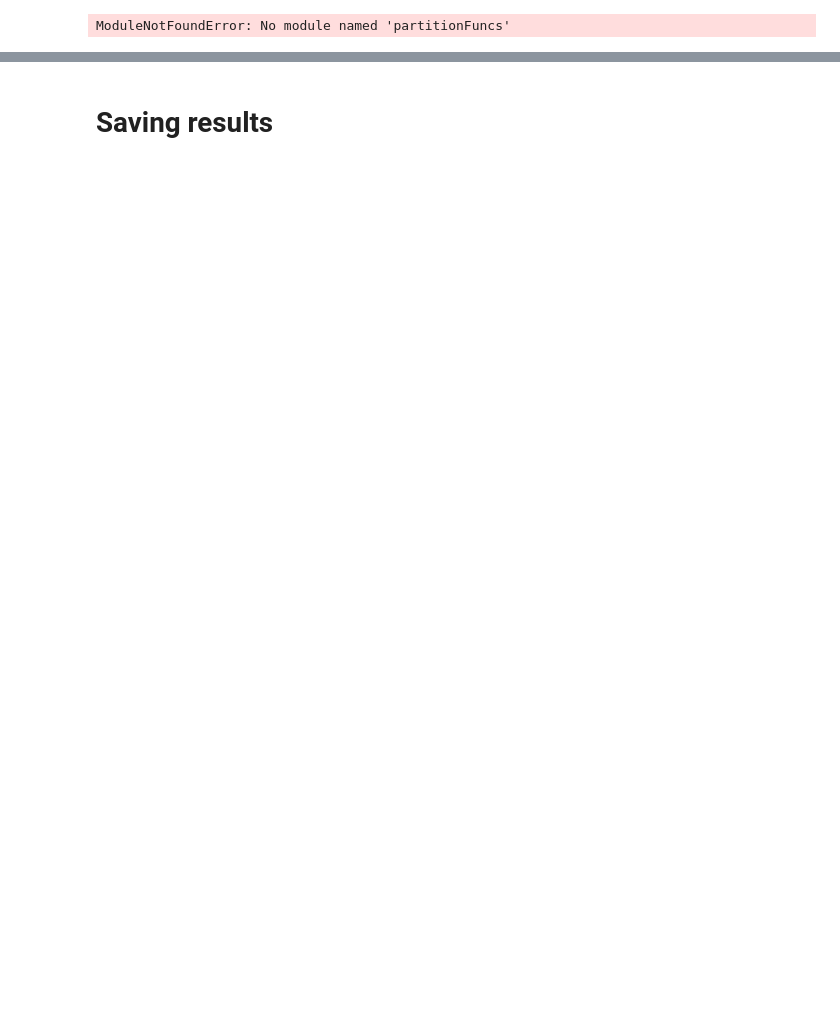
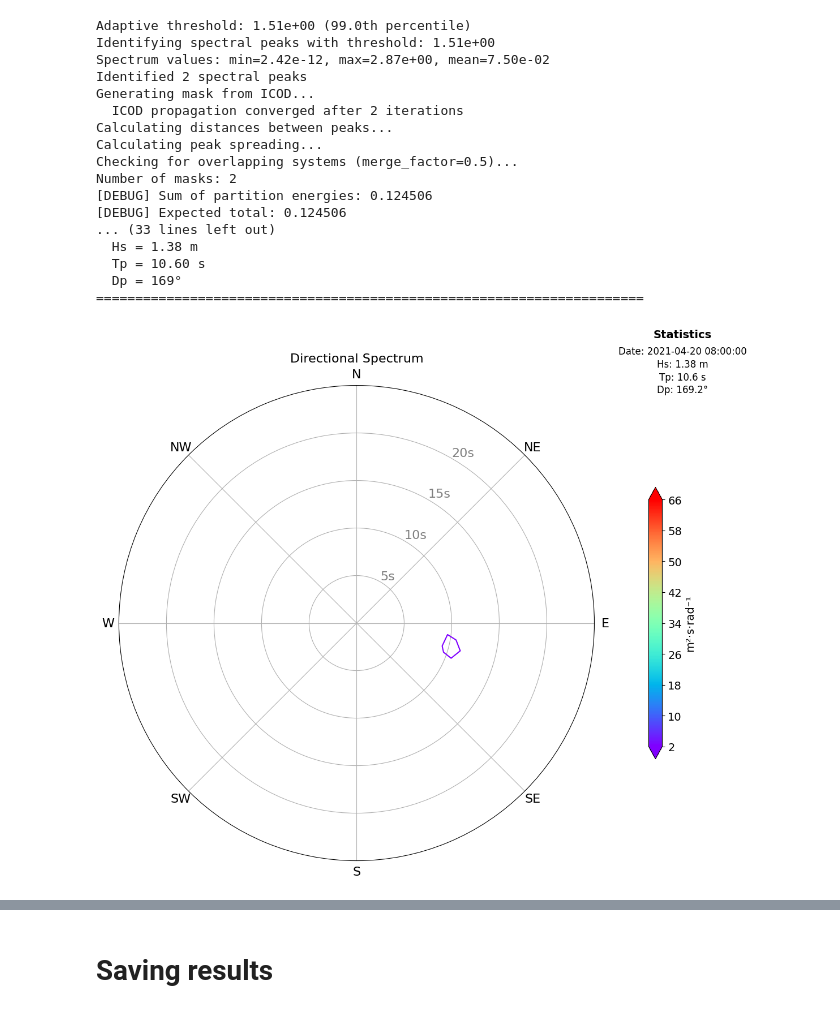
Before and after one commit to jtcarvalho/wasp, a Jupyter notebook: notebooks/ww3spec.ipynb, the cells around one changed output, grey strips where cells are left out. Saved outputs shown, nothing was run; the diff lists cells and outputs as text; code cells hidden in the pictures; blank space fills up the shorter version.

```diff
--- a/notebooks/ww3spec.ipynb
+++ b/notebooks/ww3spec.ipynb
@@ -6,16 +6,17 @@ import xarray as xr
 import pandas as pd
 import numpy as np
 import matplotlib.pyplot as plt
-import importlib
-import partitionFuncs
-from partitionFuncs import partition_spectrum
-import utils
-from utils import calculate_wave_parameters, plot_directional_spectrum
+
+# Import from wasp package
+from wasp.io_ww3 import find_closest_time, load_ww3_spectrum
+from wasp.wave_params import calculate_wave_parameters
+from wasp.partition import partition_spectrum
+from wasp.plotting import plot_directional_spectrum
 
 
 # WW3 file
-file_path='/Users/jtakeo/googleDrive/myProjects/finalPartSpec/surigae/ww3spec/ww3-data/ww3.surigae_sar51_2021_spec.nc'
-itime=404
+file_path='/Users/jtakeo/data/ww3/surigae/ww3_sar001.nc'
+itime=200
 selected_time = pd.to_datetime(xr.open_dataset(file_path).time[itime].values)
 
 ds = xr.open_dataset(file_path)
@@ -77,34 +78,51 @@ else:
             print(f"  Hs = {results['Hs'][i]:.2f} m")
             print(f"  Tp = {results['Tp'][i]:.2f} s")
             print(f"  Dp = {results['Dp'][i]:.0f}°")
             print(f"  Energy: {results['energy'][i]:.4f} m²")
             print(f"  Energy fraction: {(results['energy'][i]/results['total_m0'])*100:.1f}%")
 
     print("\n" + "─"*70)
     print(f"Integrated total:")
     print(f"  Hs = {results['total_Hs']:.2f} m")
     print(f"  Tp = {results['total_Tp']:.2f} s")
     print(f"  Dp = {results['total_Dp']:.0f}°")
     print("="*70)
 
 # Calculate Hs, Tp, Dp using trapezoidal integration
 hs, tp, dp, m0, delf, ddir, i_peak, j_peak = calculate_wave_parameters(E2d, freq, dirs_rad)
 
 
 # Plot do espectro direcional 2D em coordenadas polares
 fig, ax = plot_directional_spectrum(
     E2d,
     freq,
     dirs,
     selected_time=selected_time,
     hs=hs,
     tp=tp,
     dp=dp
 )
 
 plt.show()
 # %% [output]
-ModuleNotFoundError: No module named 'partitionFuncs'
+Adaptive threshold: 1.51e+00 (99.0th percentile)
+Identifying spectral peaks with threshold: 1.51e+00
+Spectrum values: min=2.42e-12, max=2.87e+00, mean=7.50e-02
+Identified 2 spectral peaks
+Generating mask from ICOD...
+  ICOD propagation converged after 2 iterations
+Calculating distances between peaks...
+Calculating peak spreading...
+Checking for overlapping systems (merge_factor=0.5)...
+Number of masks: 2
+[DEBUG] Sum of partition energies: 0.124506
+[DEBUG] Expected total: 0.124506
+... (33 lines left out)
+  Hs = 1.38 m
+  Tp = 10.60 s
+  Dp = 169°
+======================================================================
+[figure, added]
 # %%
 # Plot das partições individuais no espectro polar
 fig2, ax2 = plt.subplots(figsize=(12, 10), subplot_kw=dict(projection='polar'))
```
Also changed, not shown: parts of 3 cells of this notebook, 2 other files.
